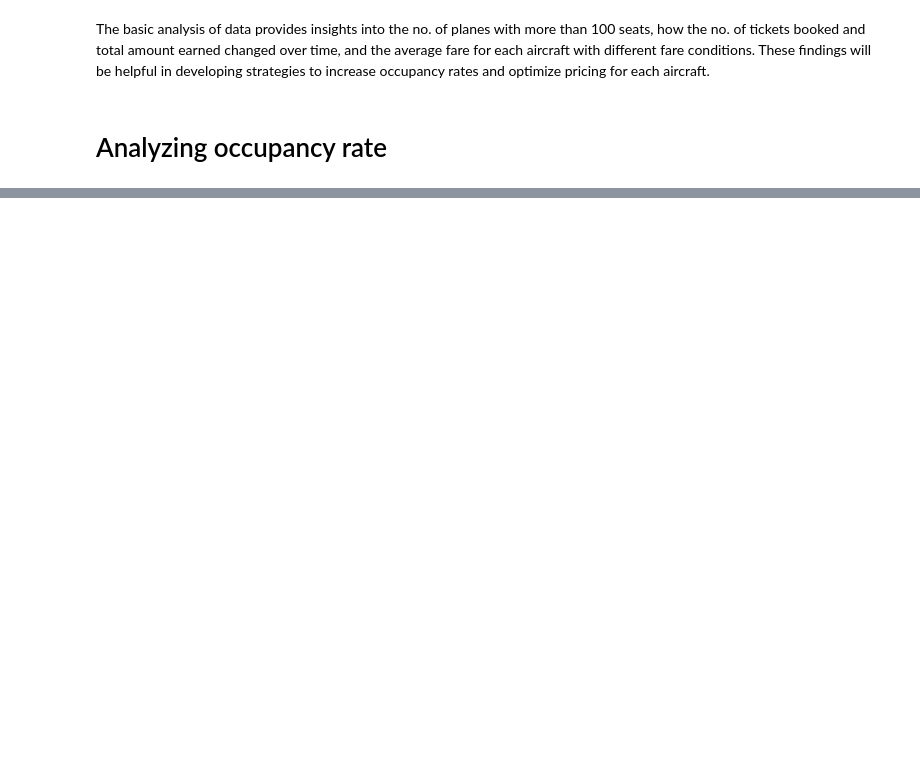
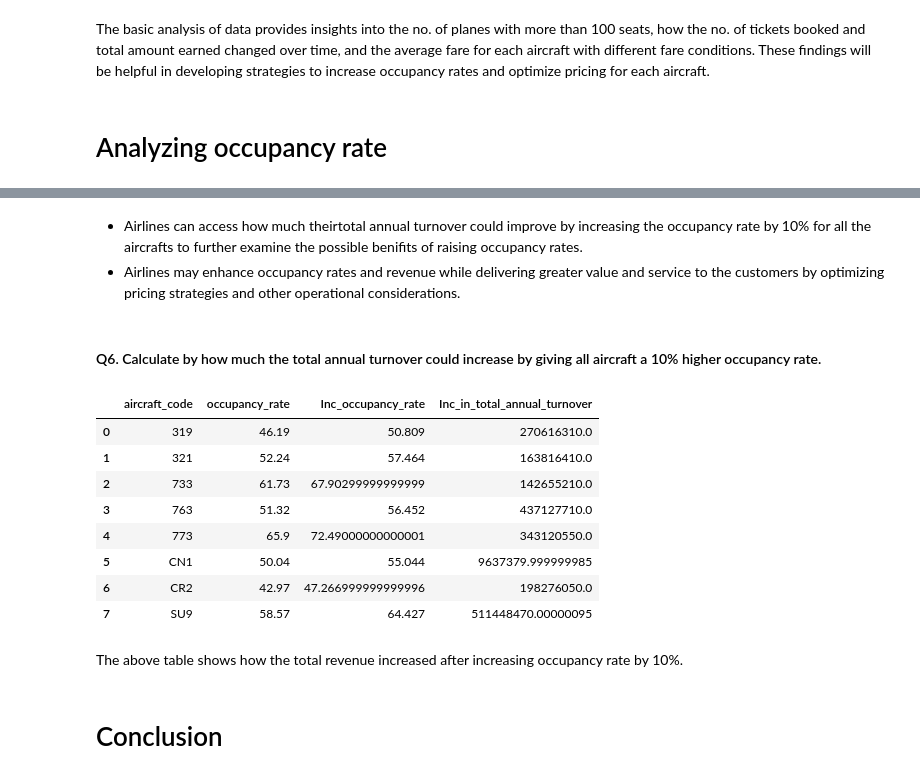
Before and after one commit to RajeevRanjan5642/airlines-data-analysis, a Jupyter notebook: Airlines-data-analysis.ipynb, the cells around one changed output, grey strips where cells are left out. Drawn from its saved outputs; the diff is of its cells as text; code cells hidden in the pictures; blank space fills up the shorter version.

```diff
--- a/Airlines-data-analysis.ipynb
+++ b/Airlines-data-analysis.ipynb
@@ -276,0 +305,9 @@ For each aircraft, calculate the total revenue per year and the average revenue
+# %%
+occupancy_rate = pd.read_sql_query("""select a.aircraft_code, round((avg(booked_seats)/seat_count)*100,2) as occupancy_rate
+from (select s.aircraft_code, count(seat_no) as seat_count
+from seats s group by s.aircraft_code) as a inner join
+(select f.aircraft_code, f.flight_id, count(bp.seat_no) as booked_seats
+from boarding_passes bp inner join flights f
+on bp.flight_id=f.flight_id group by f.aircraft_code,f.flight_id) as b
+on a.aircraft_code=b.aircraft_code group by a.aircraft_code""",connection)
+occupancy_rate
@@ -276,0 +324,27 @@ For each aircraft, calculate the total revenue per year and the average revenue
+# %% [markdown]
+- Airlines can access how much theirtotal annual turnover could improve by increasing the occupancy rate by 10% for all the aircrafts to further examine the possible benifits of raising occupancy rates.
+- Airlines may enhance occupancy rates and revenue while delivering greater value and service to the customers by optimizing pricing strategies and other operational considerations.
+# %% [markdown]
+#### Q6. Calculate by how much the total annual turnover could increase by giving all aircraft a 10% higher occupancy rate.
+# %%
+pd.set_option('display.float_format',str)
+# %%
+occupancy_rate['Inc_occupancy_rate'] = occupancy_rate['occupancy_rate']+occupancy_rate['occupancy_rate']*0.1
+total_revenue = pd.read_sql_query("""select aircraft_code, sum(amount) as total_revenue
+from ticket_flights tf inner join flights f on tf.flight_id=f.flight_id group by aircraft_code""",connection)
+occupancy_rate['Inc_in_total_annual_turnover']=((total_revenue['total_revenue']/occupancy_rate['occupancy_rate'])*occupancy_rate['Inc_occupancy_rate'])-total_revenue['total_revenue']
+occupancy_rate
+# %% [output]
+|  | aircraft_code | occupancy_rate | Inc_occupancy_rate | Inc_in_total_annual_turnover |
+| 0 | 319 | 46.19 | 50.809 | 270616310.0 |
+| 1 | 321 | 52.24 | 57.464 | 163816410.0 |
+| 2 | 733 | 61.73 | 67.90299999999999 | 142655210.0 |
+| 3 | 763 | 51.32 | 56.452 | 437127710.0 |
+| 4 | 773 | 65.9 | 72.49000000000001 | 343120550.0 |
+| 5 | CN1 | 50.04 | 55.044 | 9637379.999999985 |
+| 6 | CR2 | 42.97 | 47.266999999999996 | 198276050.0 |
+| 7 | SU9 | 58.57 | 64.427 | 511448470.00000095 |
+# %% [markdown]
+The above table shows how the total revenue increased after increasing occupancy rate by 10%.
+# %% [markdown]
+# Conclusion
```
Also changed, not shown: parts of 18 cells of this notebook.
